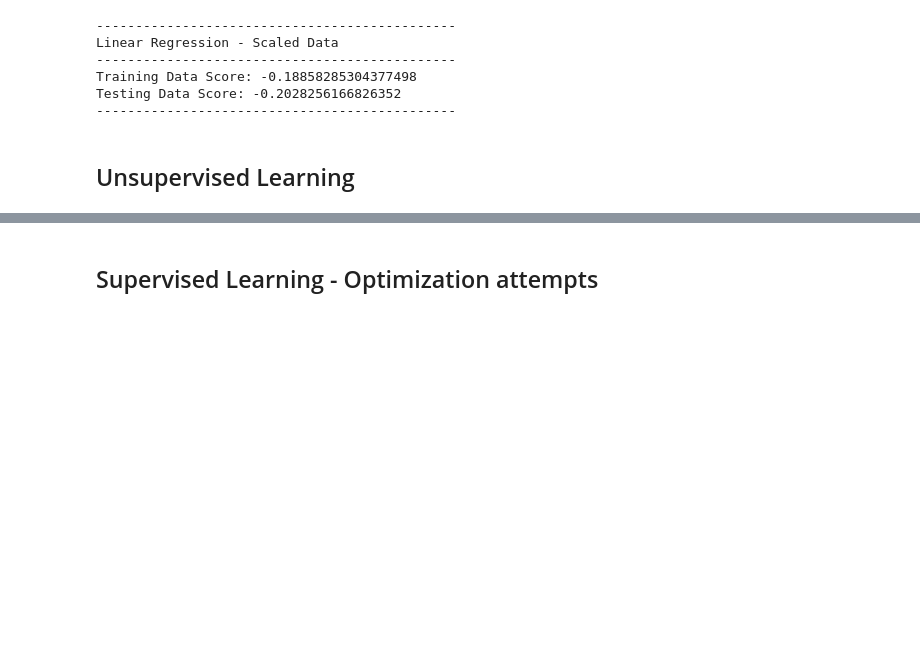
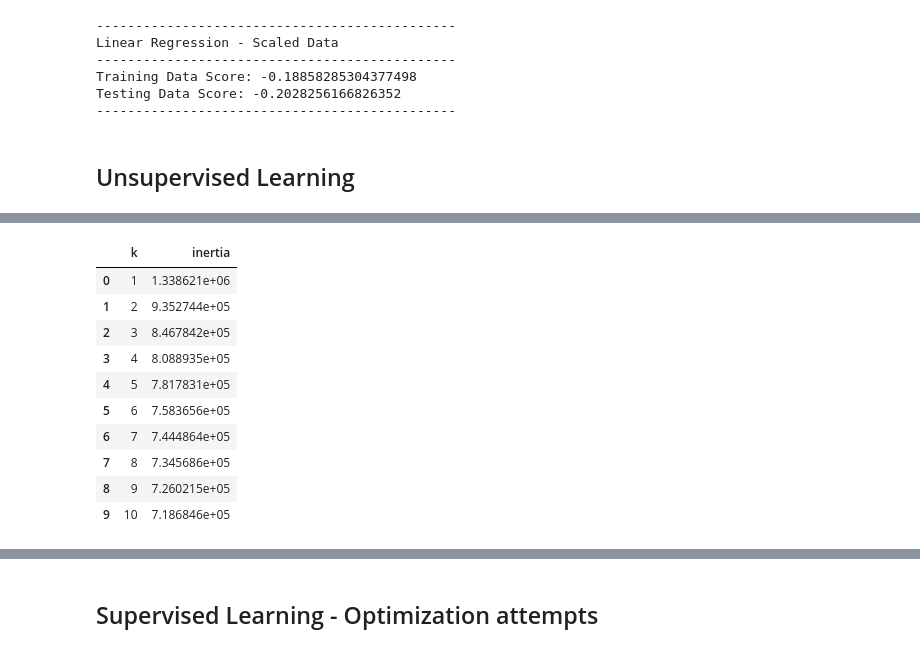
Before and after one commit to skesamsetty/ML_Project, a Jupyter notebook: code/IE_Predictor_Model.ipynb, the cells around one changed output, grey strips where cells are left out. Drawn from its saved outputs; the diff is of its cells as text; code cells hidden in the pictures; blank space fills up the shorter version.

```diff
--- a/code/IE_Predictor_Model.ipynb
+++ b/code/IE_Predictor_Model.ipynb
@@ -721,20 +663,32 @@ plt.show()
 # %%
 # Finding the best value for _k_ using the Elbow Curve
 from sklearn.cluster import KMeans
 
 inertia = []
 k = list(range(1, 11))
 
 # Looking for the best k
 for i in k:
     km = KMeans(n_clusters=i, random_state=0)
-    km.fit(X)
+    km.fit(X_train)
     inertia.append(km.inertia_)
 
 # Define a DataFrame to plot the Elbow Curve using hvPlot
 elbow_data = {"k": k, "inertia": inertia}
 df_elbow = pd.DataFrame(elbow_data)
 df_elbow
+# %% [output]
+|  | k | inertia |
+| 0 | 1 | 1.338621e+06 |
+| 1 | 2 | 9.352744e+05 |
+| 2 | 3 | 8.467842e+05 |
+| 3 | 4 | 8.088935e+05 |
+| 4 | 5 | 7.817831e+05 |
+| 5 | 6 | 7.583656e+05 |
+| 6 | 7 | 7.444864e+05 |
+| 7 | 8 | 7.345686e+05 |
+| 8 | 9 | 7.260215e+05 |
+| 9 | 10 | 7.186846e+05 |
 # %%
 # Elbow curve to identify the best number of clusters
 
```
Also changed, not shown: parts of 30 cells of this notebook, 4 other files.
